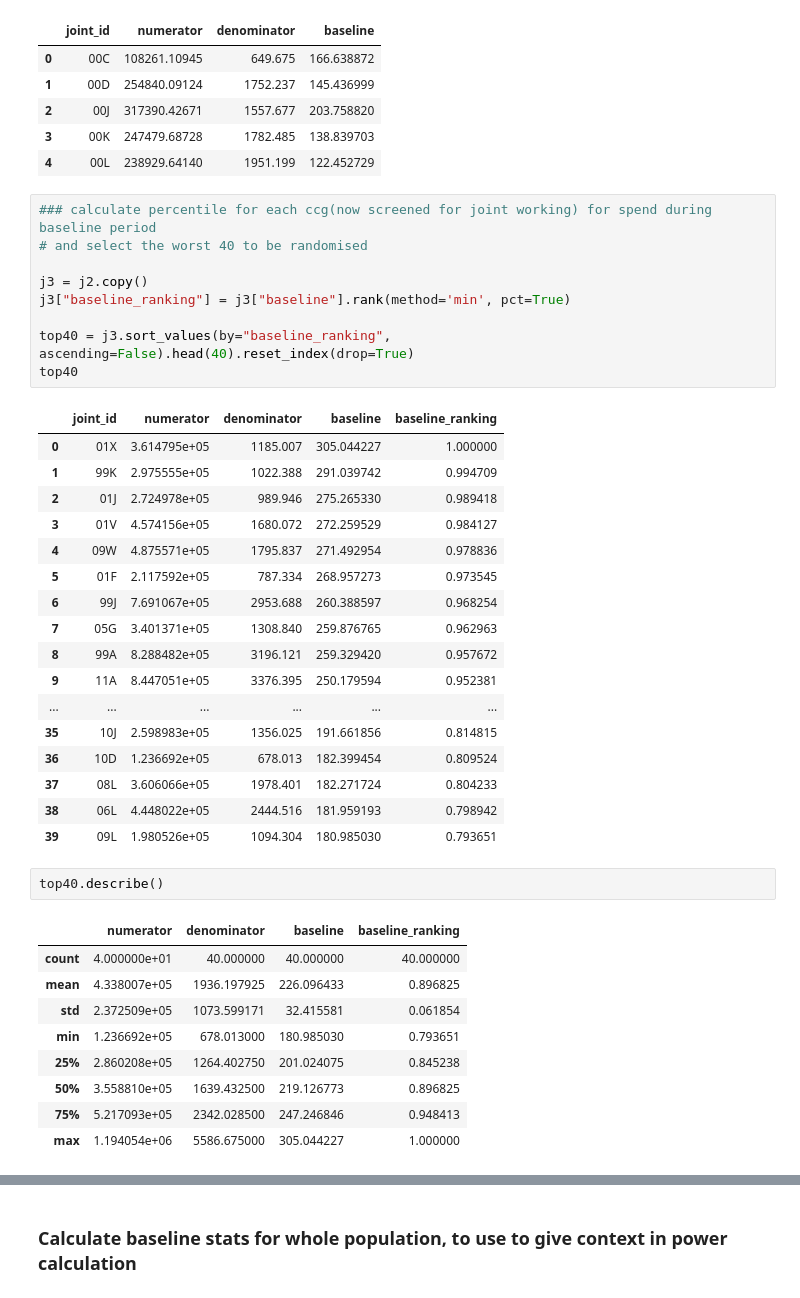
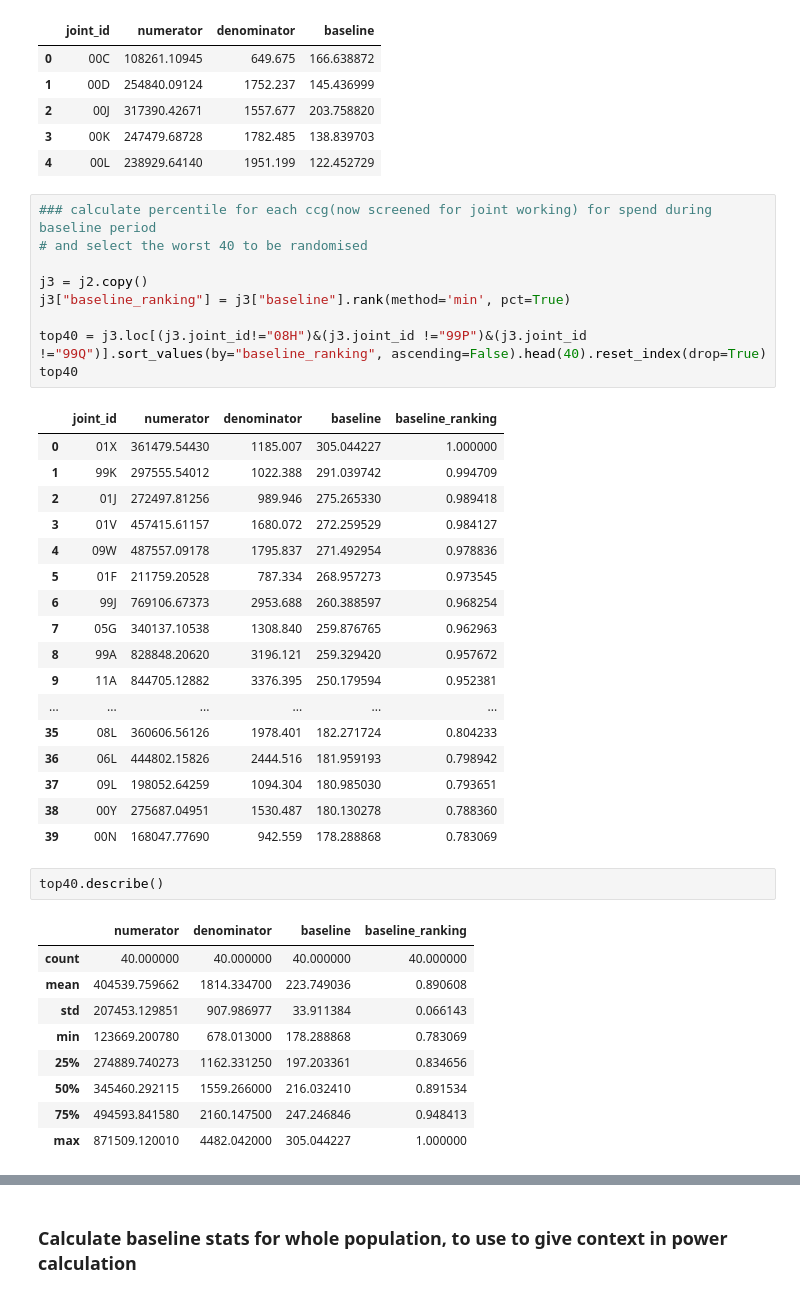
Before and after one commit to ebmdatalab/low-priority-CCG-visit-RCT, a Jupyter notebook: allocation/LPP RCT - CCG Allocation.ipynb, the cells around one changed output, grey strips where cells are left out. Cells and saved outputs as stored; diff of their text form.

```diff
--- a/allocation/LPP RCT - CCG Allocation.ipynb
+++ b/allocation/LPP RCT - CCG Allocation.ipynb
@@ -146,42 +147,42 @@ j2.head()
 # %%
 ### calculate percentile for each ccg(now screened for joint working) for spend during baseline period
 # and select the worst 40 to be randomised
 
 j3 = j2.copy()
 j3["baseline_ranking"] = j3["baseline"].rank(method='min', pct=True)
 
-top40 = j3.sort_values(by="baseline_ranking", ascending=False).head(40).reset_index(drop=True)
+top40 = j3.loc[(j3.joint_id!="08H")&(j3.joint_id !="99P")&(j3.joint_id !="99Q")].sort_values(by="baseline_ranking", ascending=False).head(40).reset_index(drop=True)
 top40
 # %% [output]
 |  | joint_id | numerator | denominator | baseline | baseline_ranking |
-| 0 | 01X | 3.614795e+05 | 1185.007 | 305.044227 | 1.000000 |
-| 1 | 99K | 2.975555e+05 | 1022.388 | 291.039742 | 0.994709 |
-| 2 | 01J | 2.724978e+05 | 989.946 | 275.265330 | 0.989418 |
-| 3 | 01V | 4.574156e+05 | 1680.072 | 272.259529 | 0.984127 |
-| 4 | 09W | 4.875571e+05 | 1795.837 | 271.492954 | 0.978836 |
-| 5 | 01F | 2.117592e+05 | 787.334 | 268.957273 | 0.973545 |
-| 6 | 99J | 7.691067e+05 | 2953.688 | 260.388597 | 0.968254 |
-| 7 | 05G | 3.401371e+05 | 1308.840 | 259.876765 | 0.962963 |
-| 8 | 99A | 8.288482e+05 | 3196.121 | 259.329420 | 0.957672 |
-| 9 | 11A | 8.447051e+05 | 3376.395 | 250.179594 | 0.952381 |
+| 0 | 01X | 361479.54430 | 1185.007 | 305.044227 | 1.000000 |
+| 1 | 99K | 297555.54012 | 1022.388 | 291.039742 | 0.994709 |
+| 2 | 01J | 272497.81256 | 989.946 | 275.265330 | 0.989418 |
+| 3 | 01V | 457415.61157 | 1680.072 | 272.259529 | 0.984127 |
+| 4 | 09W | 487557.09178 | 1795.837 | 271.492954 | 0.978836 |
+| 5 | 01F | 211759.20528 | 787.334 | 268.957273 | 0.973545 |
+| 6 | 99J | 769106.67373 | 2953.688 | 260.388597 | 0.968254 |
+| 7 | 05G | 340137.10538 | 1308.840 | 259.876765 | 0.962963 |
+| 8 | 99A | 828848.20620 | 3196.121 | 259.329420 | 0.957672 |
+| 9 | 11A | 844705.12882 | 3376.395 | 250.179594 | 0.952381 |
 | ... | ... | ... | ... | ... | ... |
-| 35 | 10J | 2.598983e+05 | 1356.025 | 191.661856 | 0.814815 |
-| 36 | 10D | 1.236692e+05 | 678.013 | 182.399454 | 0.809524 |
-| 37 | 08L | 3.606066e+05 | 1978.401 | 182.271724 | 0.804233 |
-| 38 | 06L | 4.448022e+05 | 2444.516 | 181.959193 | 0.798942 |
-| 39 | 09L | 1.980526e+05 | 1094.304 | 180.985030 | 0.793651 |
+| 35 | 08L | 360606.56126 | 1978.401 | 182.271724 | 0.804233 |
+| 36 | 06L | 444802.15826 | 2444.516 | 181.959193 | 0.798942 |
+| 37 | 09L | 198052.64259 | 1094.304 | 180.985030 | 0.793651 |
+| 38 | 00Y | 275687.04951 | 1530.487 | 180.130278 | 0.788360 |
+| 39 | 00N | 168047.77690 | 942.559 | 178.288868 | 0.783069 |
 # %%
 top40.describe()
 # %% [output]
 |  | numerator | denominator | baseline | baseline_ranking |
-| count | 4.000000e+01 | 40.000000 | 40.000000 | 40.000000 |
-| mean | 4.338007e+05 | 1936.197925 | 226.096433 | 0.896825 |
-| std | 2.372509e+05 | 1073.599171 | 32.415581 | 0.061854 |
-| min | 1.236692e+05 | 678.013000 | 180.985030 | 0.793651 |
-| 25% | 2.860208e+05 | 1264.402750 | 201.024075 | 0.845238 |
-| 50% | 3.558810e+05 | 1639.432500 | 219.126773 | 0.896825 |
-| 75% | 5.217093e+05 | 2342.028500 | 247.246846 | 0.948413 |
-| max | 1.194054e+06 | 5586.675000 | 305.044227 | 1.000000 |
+| count | 40.000000 | 40.000000 | 40.000000 | 40.000000 |
+| mean | 404539.759662 | 1814.334700 | 223.749036 | 0.890608 |
+| std | 207453.129851 | 907.986977 | 33.911384 | 0.066143 |
+| min | 123669.200780 | 678.013000 | 178.288868 | 0.783069 |
+| 25% | 274889.740273 | 1162.331250 | 197.203361 | 0.834656 |
+| 50% | 345460.292115 | 1559.266000 | 216.032410 | 0.891534 |
+| 75% | 494593.841580 | 2160.147500 | 247.246846 | 0.948413 |
+| max | 871509.120010 | 4482.042000 | 305.044227 | 1.000000 |
 # %%
 ### allocate bottom CCGs to intervention and control groups
 
```
Also changed, not shown: parts of 4 cells of this notebook.
